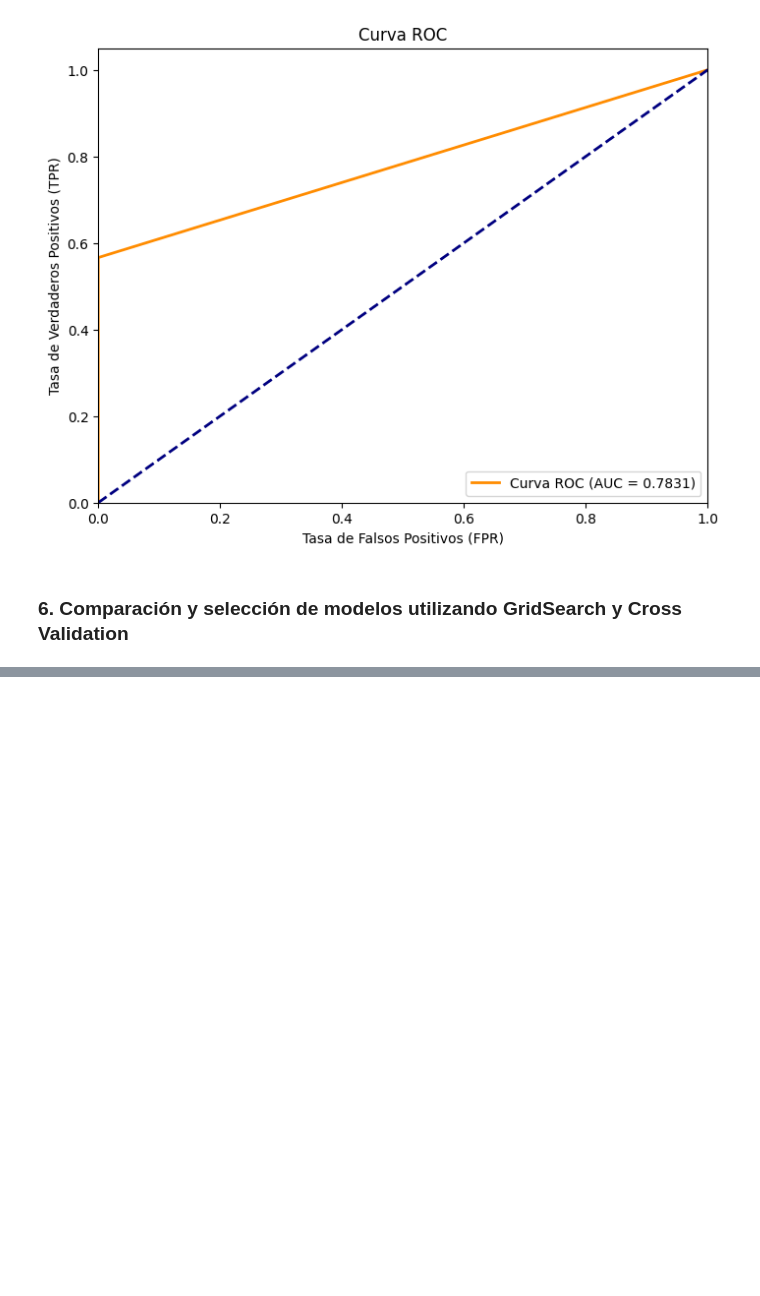
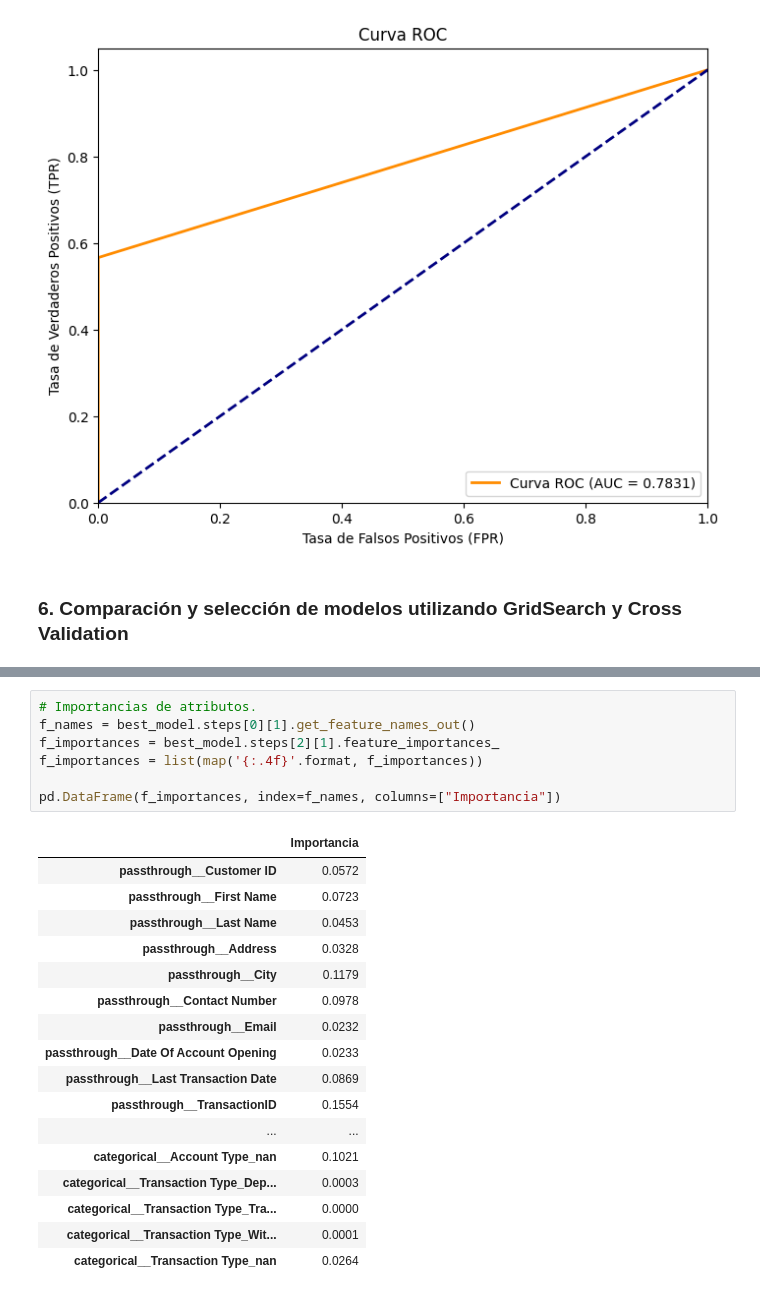
Before and after one commit to albertofalco/ENAP, a Jupyter notebook: 2025_01/main/main.ipynb, the cells around one changed output, grey strips where cells are left out. Drawn from its saved outputs; the diff is of its cells as text; blank space fills up the shorter version.

```diff
--- a/2025_01/main/main.ipynb
+++ b/2025_01/main/main.ipynb
@@ -489,0 +571,25 @@ print("F1 Score:", f1_score(y_test, y_pred))
+# %%
+# Importancias de atributos.
+f_names = best_model.steps[0][1].get_feature_names_out()
+f_importances = best_model.steps[2][1].feature_importances_
+f_importances = list(map('{:.4f}'.format, f_importances))
+
+pd.DataFrame(f_importances, index=f_names, columns=["Importancia"])
+# %% [output]
+|  | Importancia |
+| passthrough__Customer ID | 0.0572 |
+| passthrough__First Name | 0.0723 |
+| passthrough__Last Name | 0.0453 |
+| passthrough__Address | 0.0328 |
+| passthrough__City | 0.1179 |
+| passthrough__Contact Number | 0.0978 |
+| passthrough__Email | 0.0232 |
+| passthrough__Date Of Account Opening | 0.0233 |
+| passthrough__Last Transaction Date | 0.0869 |
+| passthrough__TransactionID | 0.1554 |
+| ... | ... |
+| categorical__Account Type_nan | 0.1021 |
+| categorical__Transaction Type_Dep... | 0.0003 |
+| categorical__Transaction Type_Tra... | 0.0000 |
+| categorical__Transaction Type_Wit... | 0.0001 |
+| categorical__Transaction Type_nan | 0.0264 |
```
Also changed, not shown: parts of 10 cells of this notebook.
